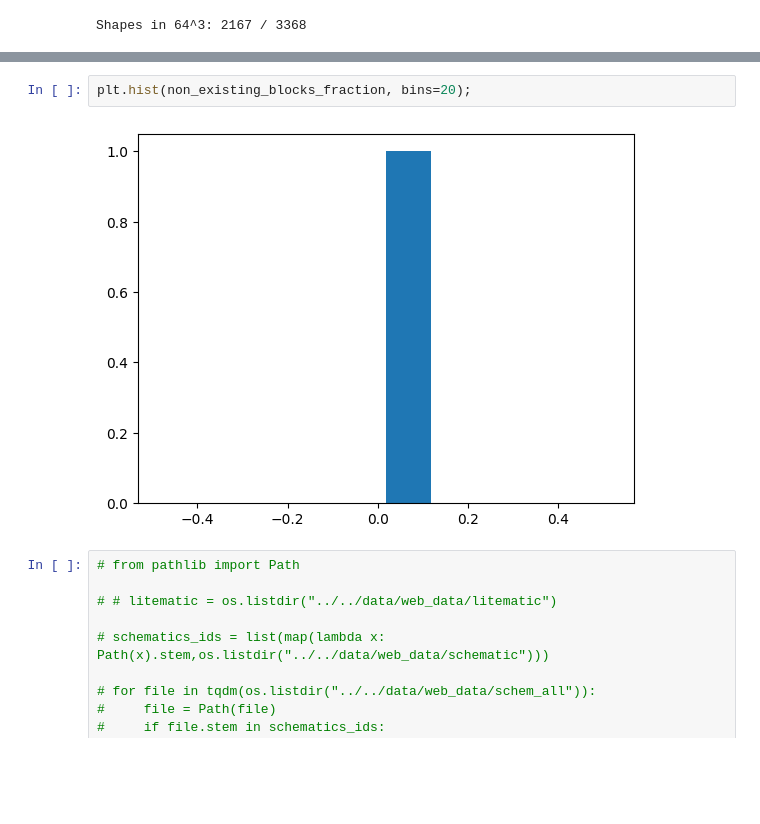
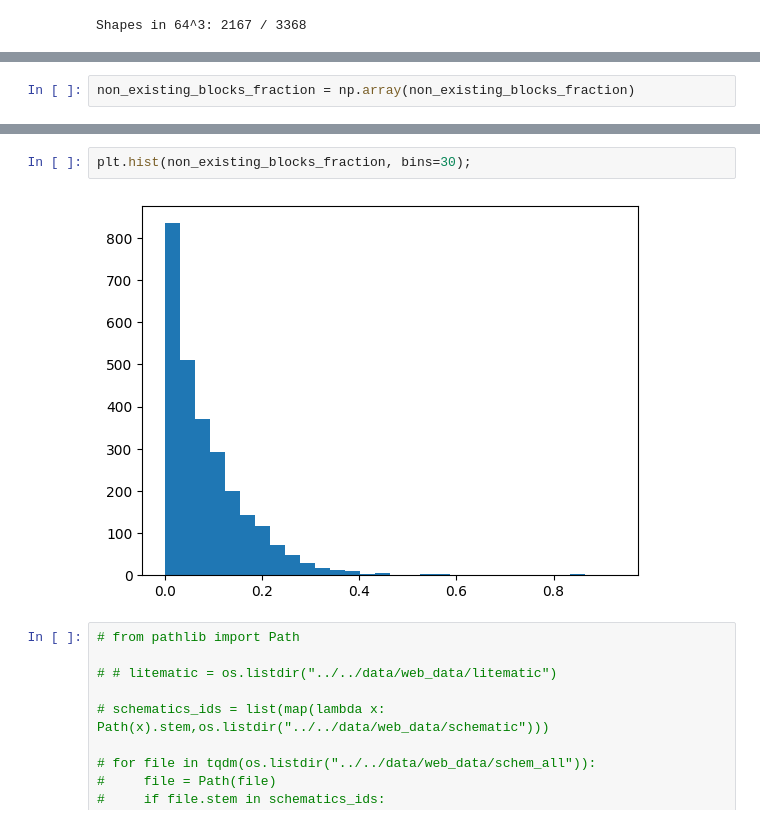
Before and after one commit to oleja1shpep/DiffusionCraft, a Jupyter notebook: src/notebooks/stats.ipynb, the cells around one changed output, grey strips where cells are left out. Drawn from its saved outputs; the diff is of its cells as text; blank space fills up the shorter version.

```diff
--- a/src/notebooks/stats.ipynb
+++ b/src/notebooks/stats.ipynb
@@ -563,0 +453,2 @@ plt.hist(c[c <= 10000], bins=50);
+# %%
+non_existing_blocks_fraction = np.array(non_existing_blocks_fraction)
@@ -564,7 +476,7 @@ plt.hist(c[c <= 10000], bins=50);
 # %%
-plt.hist(non_existing_blocks_fraction, bins=20);
+plt.hist(non_existing_blocks_fraction, bins=30);
 # %% [output]
-[figure, old version]
+[figure, new version]
 # %%
 # from pathlib import Path
 
```
Also changed, not shown: parts of 18 cells of this notebook, 2 other files.
